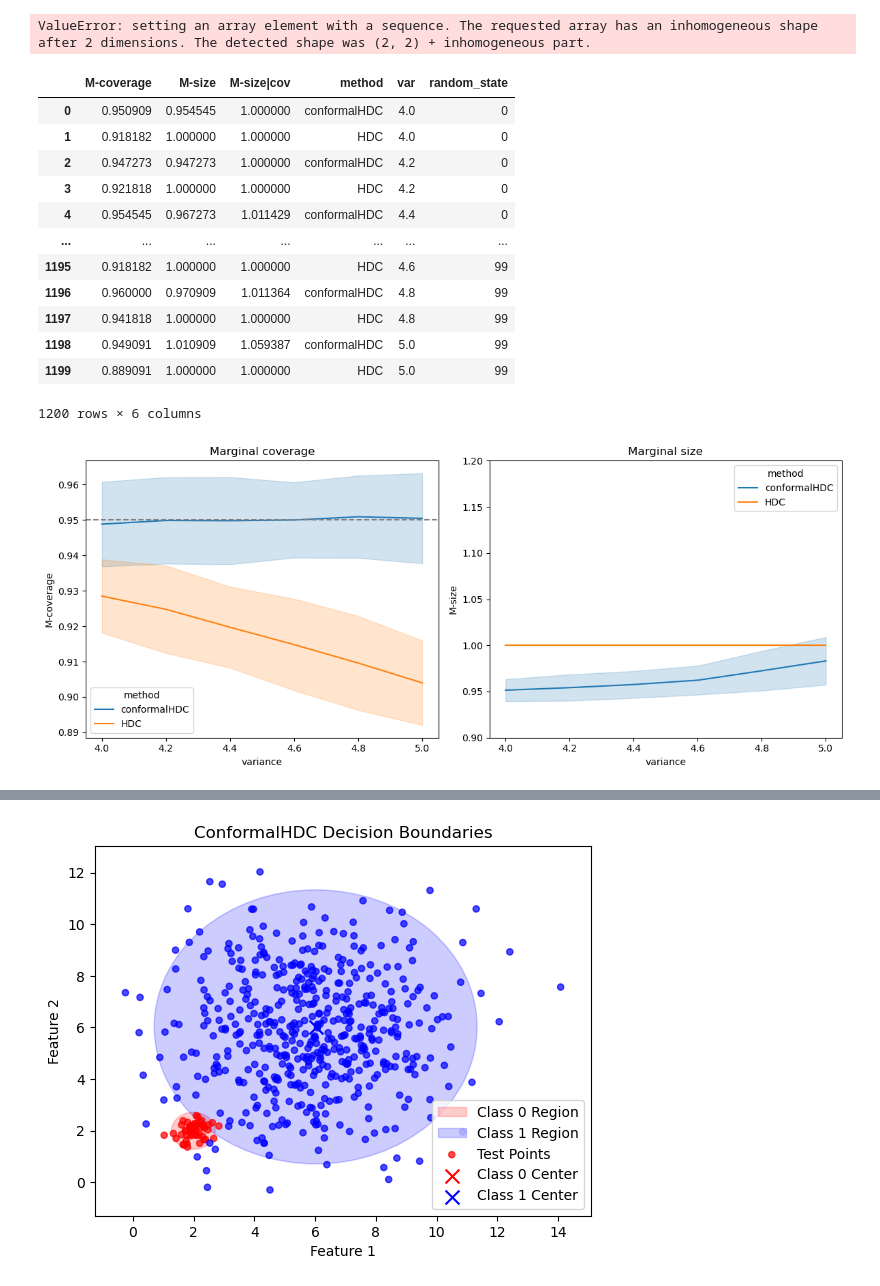
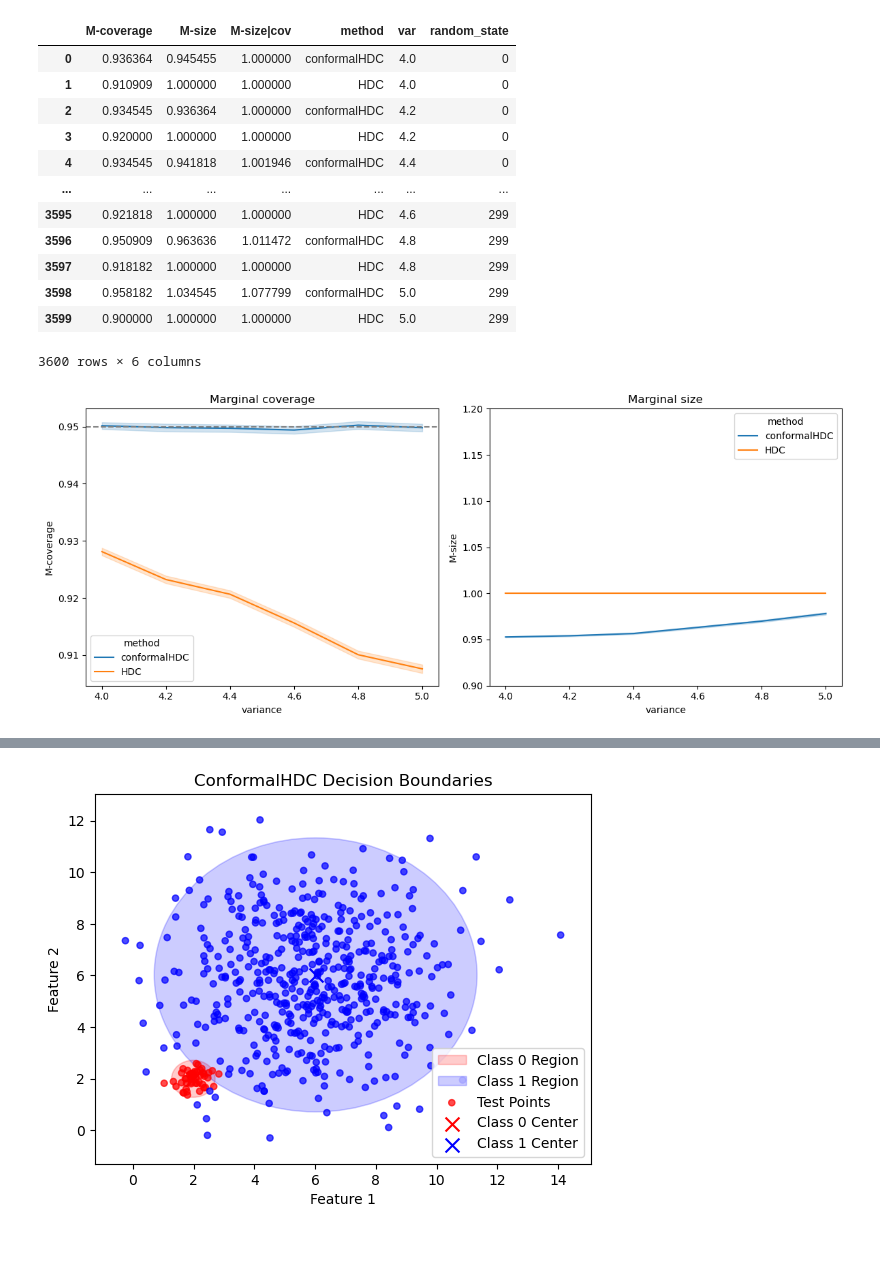
Before and after one commit to ZiyiLiang/conformalHDC, a Jupyter notebook: notebook/Example.ipynb, the cells around one changed output, grey strips where cells are left out. Saved outputs shown, nothing was run; the diff lists cells and outputs as text; code cells hidden in the pictures; blank space fills up the shorter version.

```diff
--- a/notebook/Example.ipynb
+++ b/notebook/Example.ipynb
@@ -13,32 +16,3 @@ from conformalHDC.utils import *
-# %%
-alpha=0.05
-random_state=4
-var=np.arange(3.6,5.1,0.2)
-
-sampler = NormalClusters(2,2)
-
-mean1 = [2, 2]
-cov1 = [[0.1, 0], [0, 0.1]]  # Small variance
-
-mean2 = [6, 6]
-cov2 = [[var, 0], [0, var]]  # High variance
-
-X, Y = sampler.sample(means=[mean1, mean2], covs=[cov1, cov2], sizes=[500,5000])
-X_train, X_test, Y_train, Y_test = train_test_split(X, Y, test_size=0.1, random_state=random_state)
-
-conformal = ConformalHDC(X_train,Y_train, random_state=random_state)
-
-pred=conformal.predict(X_test)
-pred = np.array(pred).reshape(-1,1)
-
-pset=conformal.conformalPS(X_test, alpha)
-eval_m_psets(pset, Y_test)
-eval_lc_psets(pset, Y_test)
-
-eval_lc_psets(pred, Y_test)
-eval_m_psets(pred, Y_test)
-# %% [output]
-ValueError: setting an array element with a sequence. The requested array has an inhomogeneous shape after 2 dimensions. The detected shape was (2, 2) + inhomogeneous part.
 # %%
 import numpy as np
 import pandas as pd
@@ -109,7 +83,7 @@ all_results_m = []
 all_results_lc = []
 
 # Loop to run 50 repetitions with different random seeds
-for i in tqdm(range(100)):
+for i in tqdm(range(300)):
     random_state = i  # Set the random state for each run
     var_list = np.arange(4, 5.1, 0.2)  # Define the var_list
     for var in var_list:
@@ -127,48 +101,48 @@ final_lc_df = pd.concat(all_results_lc, ignore_index=True)
 final_m_df
 # %% [output]
 |  | M-coverage | M-size | M-size|cov | method | var | random_state |
-| 0 | 0.950909 | 0.954545 | 1.000000 | conformalHDC | 4.0 | 0 |
-| 1 | 0.918182 | 1.000000 | 1.000000 | HDC | 4.0 | 0 |
-| 2 | 0.947273 | 0.947273 | 1.000000 | conformalHDC | 4.2 | 0 |
-| 3 | 0.921818 | 1.000000 | 1.000000 | HDC | 4.2 | 0 |
-| 4 | 0.954545 | 0.967273 | 1.011429 | conformalHDC | 4.4 | 0 |
+| 0 | 0.936364 | 0.945455 | 1.000000 | conformalHDC | 4.0 | 0 |
+| 1 | 0.910909 | 1.000000 | 1.000000 | HDC | 4.0 | 0 |
+| 2 | 0.934545 | 0.936364 | 1.000000 | conformalHDC | 4.2 | 0 |
+| 3 | 0.920000 | 1.000000 | 1.000000 | HDC | 4.2 | 0 |
+| 4 | 0.934545 | 0.941818 | 1.001946 | conformalHDC | 4.4 | 0 |
 | ... | ... | ... | ... | ... | ... | ... |
-| 1195 | 0.918182 | 1.000000 | 1.000000 | HDC | 4.6 | 99 |
-| 1196 | 0.960000 | 0.970909 | 1.011364 | conformalHDC | 4.8 | 99 |
-| 1197 | 0.941818 | 1.000000 | 1.000000 | HDC | 4.8 | 99 |
-| 1198 | 0.949091 | 1.010909 | 1.059387 | conformalHDC | 5.0 | 99 |
-| 1199 | 0.889091 | 1.000000 | 1.000000 | HDC | 5.0 | 99 |
+| 3595 | 0.921818 | 1.000000 | 1.000000 | HDC | 4.6 | 299 |
+| 3596 | 0.950909 | 0.963636 | 1.011472 | conformalHDC | 4.8 | 299 |
+| 3597 | 0.918182 | 1.000000 | 1.000000 | HDC | 4.8 | 299 |
+| 3598 | 0.958182 | 1.034545 | 1.077799 | conformalHDC | 5.0 | 299 |
+| 3599 | 0.900000 | 1.000000 | 1.000000 | HDC | 5.0 | 299 |
-1200 rows × 6 columns
+3600 rows × 6 columns
 # %%
 import seaborn as sns
 # Set up the figure size
 plt.figure(figsize=(12, 5))
 
 # Plot 1: M-coverage vs var (aggregated over random_state)
 plt.subplot(1, 2, 1)
-sns.lineplot(x='var', y='M-coverage', hue='method', data=final_m_df, errorbar='sd')
+sns.lineplot(x='var', y='M-coverage', hue='method', data=final_m_df, errorbar='se')
 plt.axhline(0.95, color='gray', linestyle='--', label='nominal level')  # Add horizontal line at 0.95
 plt.title('Marginal coverage')
 plt.xlabel('variance')
 plt.ylabel('M-coverage')
 
 # Plot 2: M-size vs var (aggregated over random_state)
 plt.subplot(1, 2, 2)
 plt.ylim(0.9, 1.2)  # Set y-axis limit for M-size plot
-sns.lineplot(x='var', y='M-size', hue='method', data=final_m_df, errorbar='sd')
+sns.lineplot(x='var', y='M-size', hue='method', data=final_m_df, errorbar='se')
 plt.title('Marginal size')
 plt.xlabel('variance')
 plt.ylabel('M-size')
 
 # Adjust layout for clear display
 plt.tight_layout()
 
 plt.savefig(r'G:\My Drive\Research\ConformalHD\presentation\marginal_comp.png', dpi=300, bbox_inches='tight')
 
 # Show the plots
 plt.show()
 # %% [output]
-[figure, old version]
+[figure, new version]
 # %%
 final_lc_df
 # %% [output]
```
Also changed, not shown: parts of 4 cells of this notebook, 4 other files.
